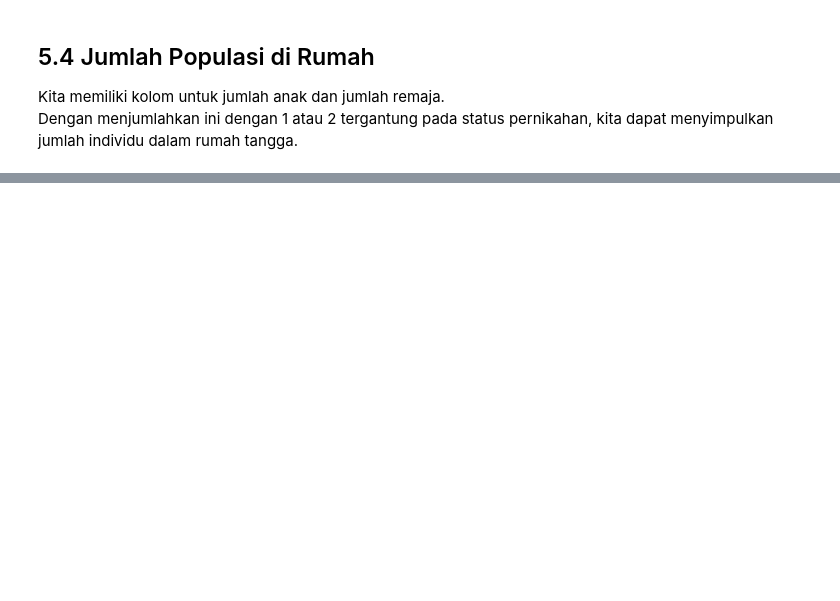
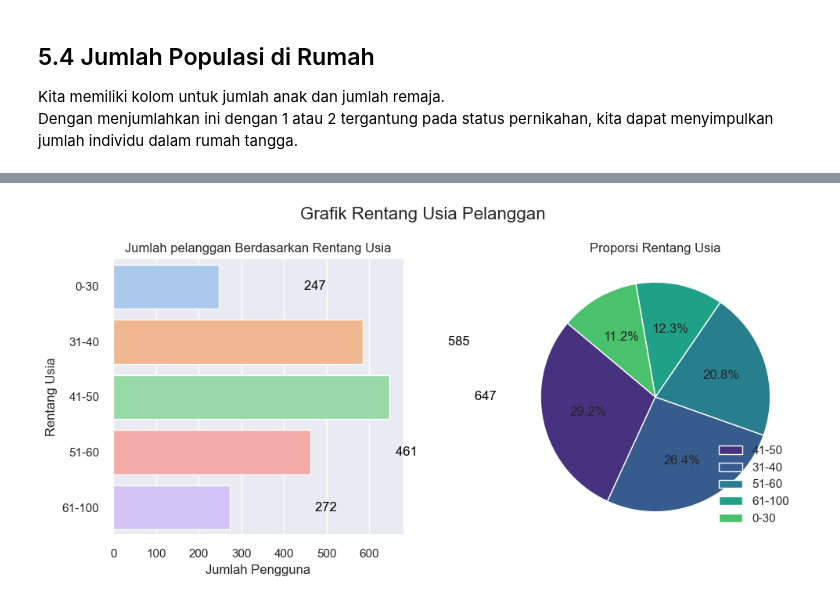
Before and after one commit to Nurdiansyah0/Capstone2, a Jupyter notebook: Jupyter/Supermarket Costumers.ipynb, the cells around one changed output, grey strips where cells are left out. Drawn from its saved outputs; the diff is of its cells as text; code cells hidden in the pictures; blank space fills up the shorter version.

```diff
--- a/Jupyter/Supermarket Costumers.ipynb
+++ b/Jupyter/Supermarket Costumers.ipynb
@@ -615,0 +891,39 @@ Untuk menganalisis output pengelompokan di kemudian hari, kita akan menjaga data
+# %%
+# Fungsi menghilangkan garis frame pada grafik
+def despine(ax):
+    for spine in ['top', 'right']:
+        ax.spines[spine].set_visible(False)
+    return ax
+# %%
+# Analisis usia
+# Hitung usia dengan mengurangkan tahun dalam kolom 'Year_Birth' dengan tahun  `CustomerSince`
+usia = df['CustomerSince'] - df['Year_Birth']
+df['UsiaPelanggan'] = usia
+# %%
+# Menentukan rentang usia dan labelnya
+batas_usia = [0, 30, 40, 50, 60, 100]
+label_usia = ['0-30', '31-40', '41-50', '51-60', '61-100']
+df['Rentang Usia'] = pd.cut(df['UsiaPelanggan'], bins=batas_usia, labels=label_usia, right=False)
+# %%
+counts = df['Rentang Usia'].value_counts()
+# %%
+# Menampilkan grafik rentang usia pengguna transjakarta
+fig, ax = plt.subplots(nrows=1, ncols=2, figsize=(10, 5))
+
+sns.barplot(y=counts.index, x=counts.values, ax=ax[0], hue=counts.index, legend=False)
+ax[0].set_xlabel('Jumlah Pengguna')
+ax[0].set_title('Jumlah pelanggan Berdasarkan Rentang Usia')
+
+ax[1].pie(counts, autopct='%1.1f%%', startangle=140, colors=sns.color_palette('viridis'))
+ax[1].set_title('Proporsi Rentang Usia')
+
+ax[1].axis('equal')
+ax[1].legend(counts.index, loc='lower right', bbox_to_anchor=(1.0, 0.0))
+
+annotate_bars(ax[0])
+despine(ax[0])
+plt.suptitle('Grafik Rentang Usia Pelanggan', fontsize=16)
+plt.tight_layout()
+plt.show()
+# %% [output]
+[figure, added]
```
Also changed, not shown: parts of 61 cells of this notebook, 1 other file.
